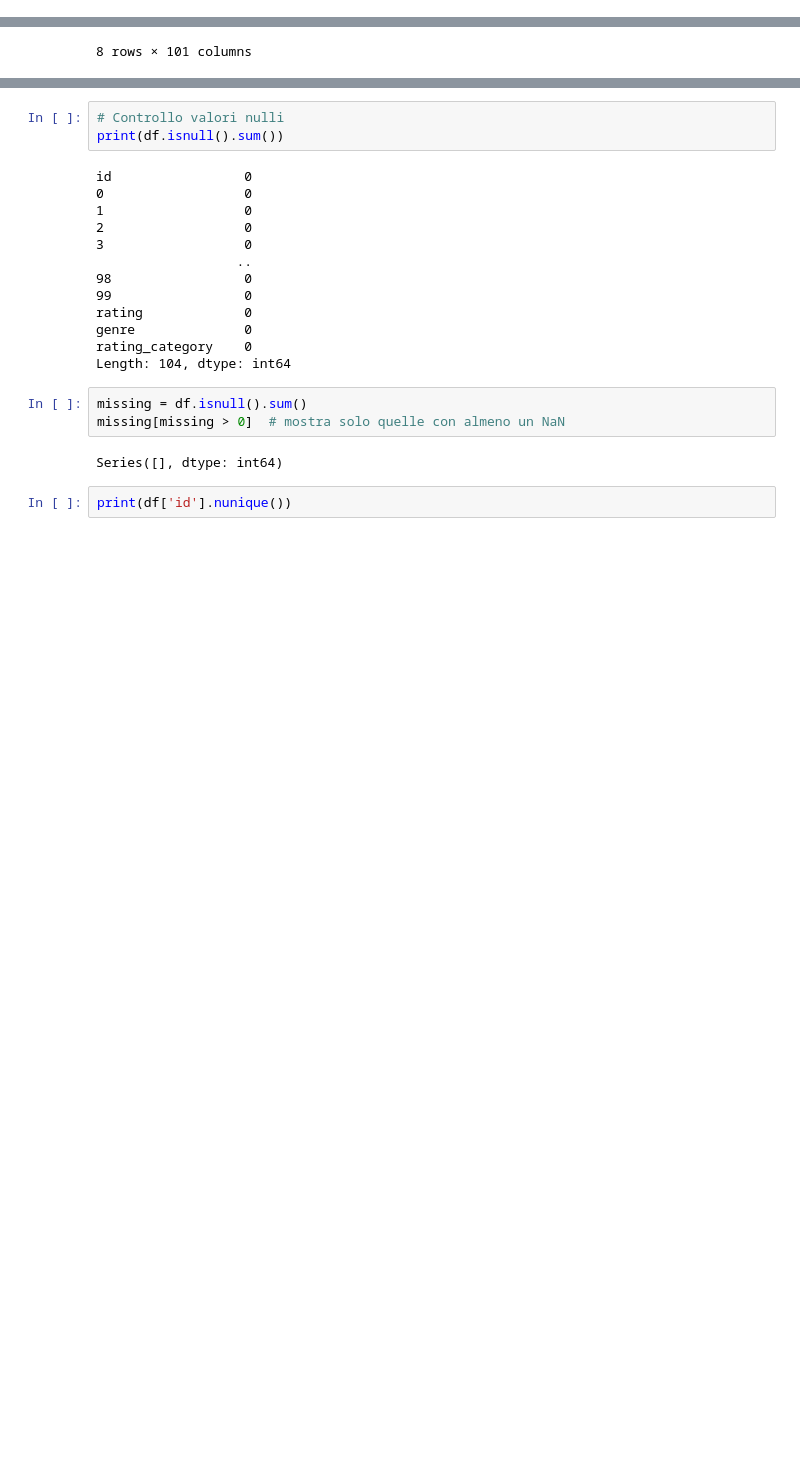
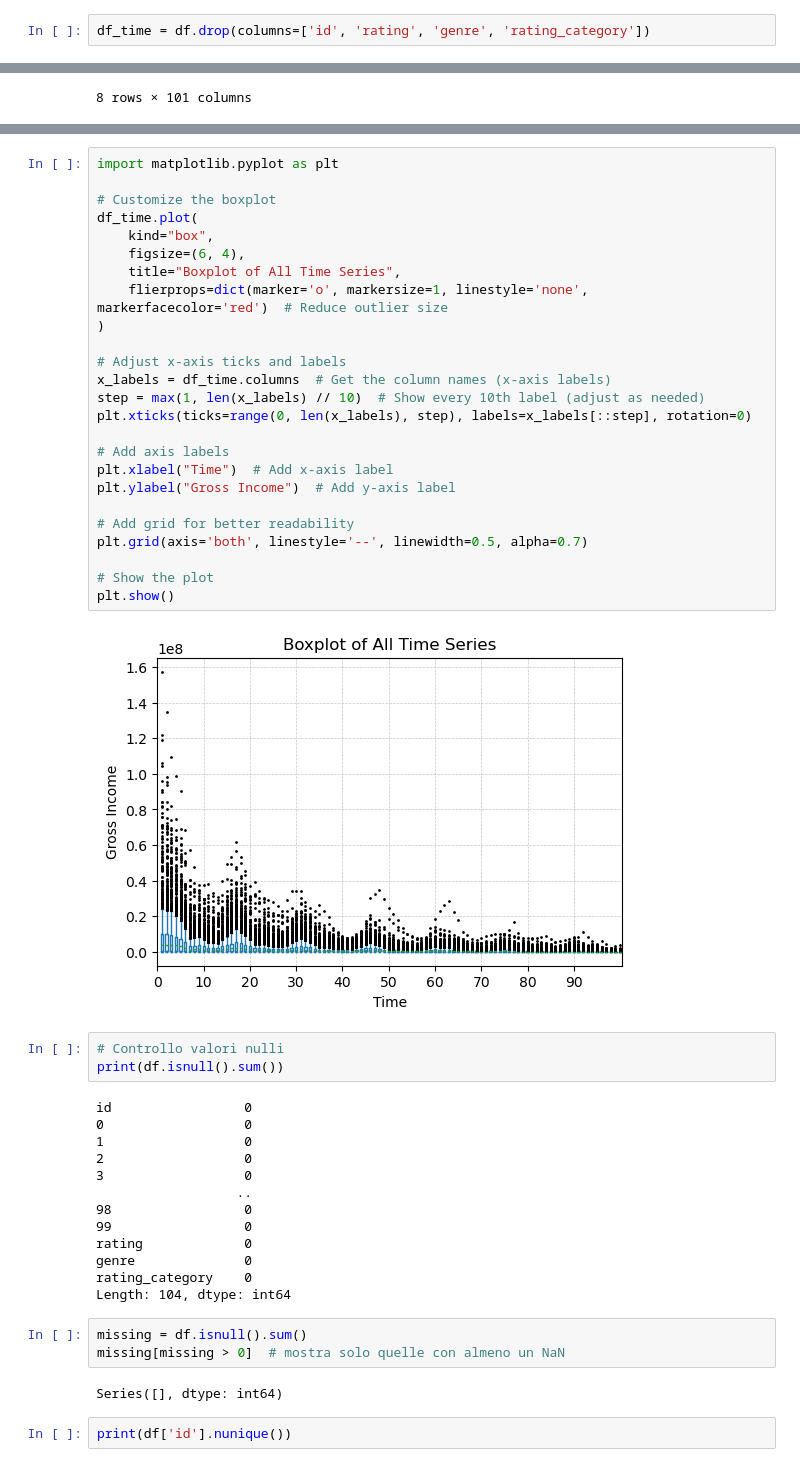
Before and after one commit to ChefBB/dm2_project, a Jupyter notebook: TS/TS.ipynb, the cells around one changed output, grey strips where cells are left out. Cells and saved outputs as stored; diff of their text form; blank space fills up the shorter version.

```diff
--- a/TS/TS.ipynb
+++ b/TS/TS.ipynb
@@ -54,6 +54,8 @@ Columns: 104 entries, id to rating_category
 dtypes: float64(101), object(3)
 memory usage: 921.5+ KB
 None
+# %%
+df_time = df.drop(columns=['id', 'rating', 'genre', 'rating_category'])
 # %%
 # Statistiche descrittive
 df.describe()
@@ -76,3 +91,30 @@ df.plot(kind="box")
+# %%
+import matplotlib.pyplot as plt
+
+# Customize the boxplot
+df_time.plot(
+    kind="box",
+    figsize=(6, 4),
+    title="Boxplot of All Time Series",
+    flierprops=dict(marker='o', markersize=1, linestyle='none', markerfacecolor='red')  # Reduce outlier size
+)
+
+# Adjust x-axis ticks and labels
+x_labels = df_time.columns  # Get the column names (x-axis labels)
+step = max(1, len(x_labels) // 10)  # Show every 10th label (adjust as needed)
+plt.xticks(ticks=range(0, len(x_labels), step), labels=x_labels[::step], rotation=0)
+
+# Add axis labels
+plt.xlabel("Time")  # Add x-axis label
+plt.ylabel("Gross Income")  # Add y-axis label
+
+# Add grid for better readability
+plt.grid(axis='both', linestyle='--', linewidth=0.5, alpha=0.7)
+
+# Show the plot
+plt.show()
+# %% [output]
+[figure, added]
 # %%
 # Controllo valori nulli
 print(df.isnull().sum())
```
Also changed, not shown: parts of 4 cells of this notebook, 3 other files.
